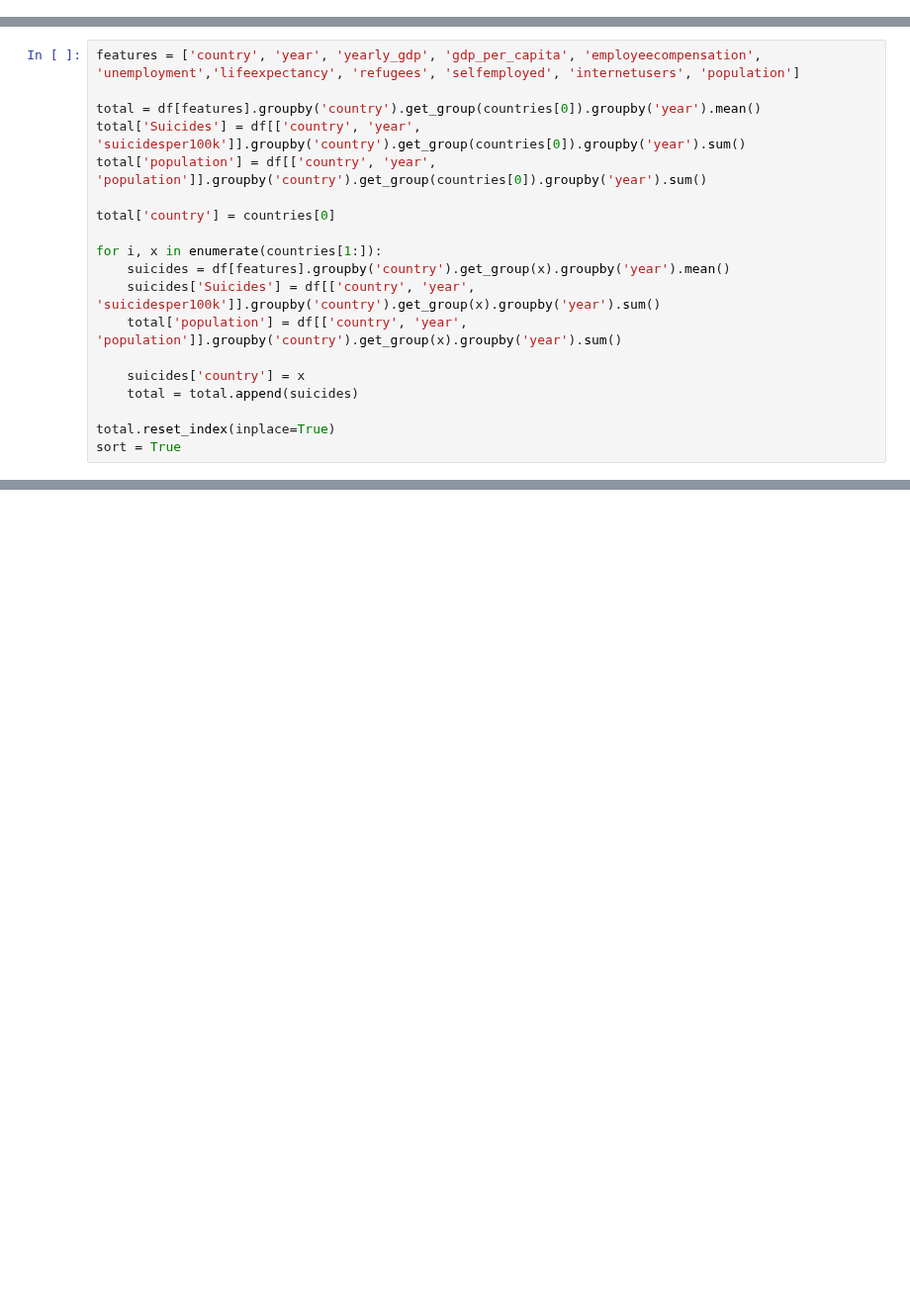
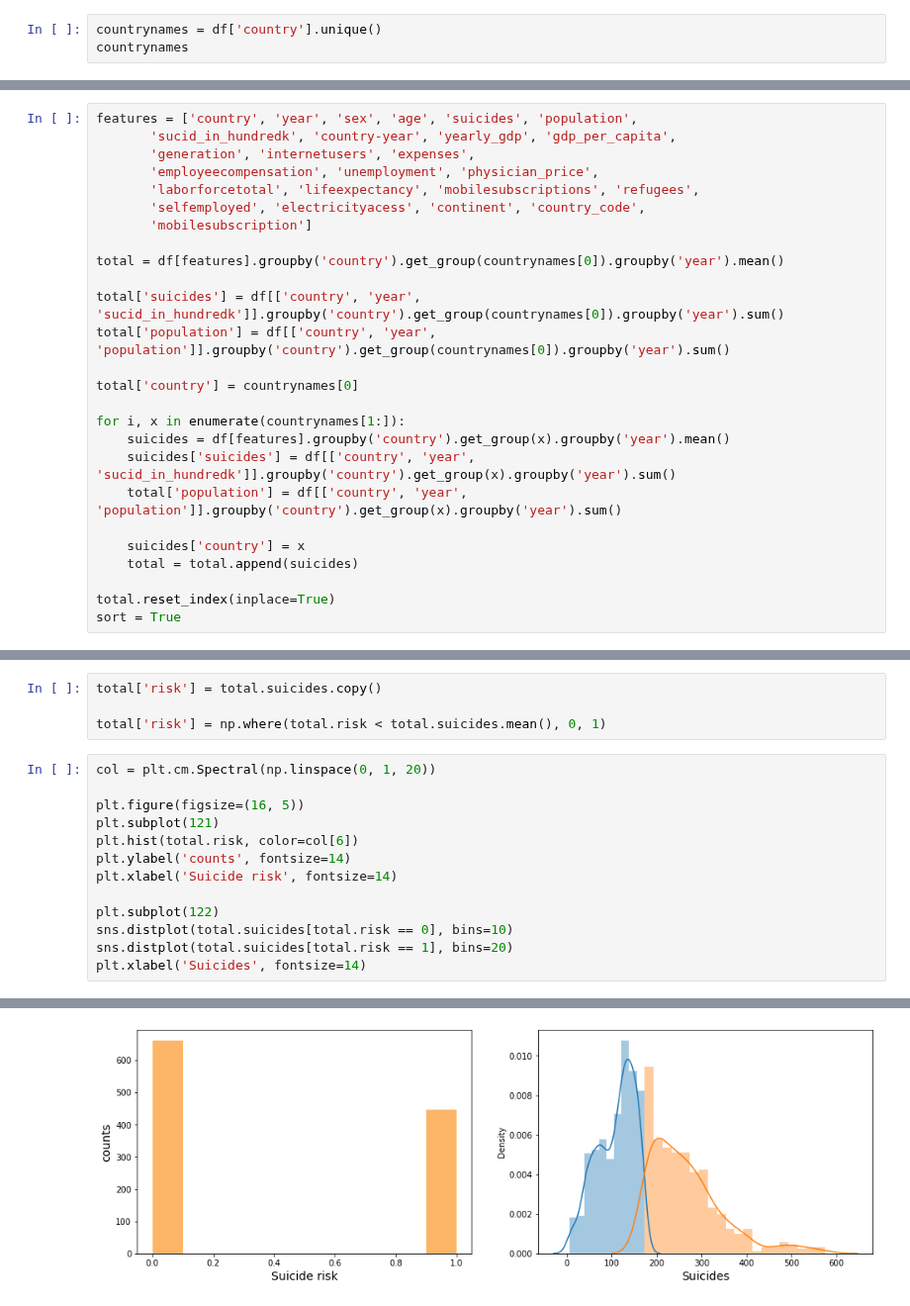
Before and after one commit to sujilkumarkm/desertion_dkit_msc_2022_sep, a Jupyter notebook: dissertation_suicide_dt_classifier_2022.ipynb, the cells around one changed output, grey strips where cells are left out. Shown at 99% size. Cells and saved outputs as stored; diff of their text form; blank space fills up the shorter version.

```diff
--- a/dissertation_suicide_dt_classifier_2022.ipynb
+++ b/dissertation_suicide_dt_classifier_2022.ipynb
@@ -66,0 +70,3 @@ array(['Argentina', 'Belgium', 'Japan', 'Greece', 'Ireland', 'Australia',
+# %%
+countrynames = df['country'].unique()
+countrynames
@@ -67,15 +82,22 @@ array(['Argentina', 'Belgium', 'Japan', 'Greece', 'Ireland', 'Australia',
 # %%
-features = ['country', 'year', 'yearly_gdp', 'gdp_per_capita', 'employeecompensation', 'unemployment','lifeexpectancy', 'refugees', 'selfemployed', 'internetusers', 'population']
+features = ['country', 'year', 'sex', 'age', 'suicides', 'population',
+       'sucid_in_hundredk', 'country-year', 'yearly_gdp', 'gdp_per_capita',
+       'generation', 'internetusers', 'expenses',
+       'employeecompensation', 'unemployment', 'physician_price',
+       'laborforcetotal', 'lifeexpectancy', 'mobilesubscriptions', 'refugees',
+       'selfemployed', 'electricityacess', 'continent', 'country_code',
+       'mobilesubscription']
 
-total = df[features].groupby('country').get_group(countries[0]).groupby('year').mean()
-total['Suicides'] = df[['country', 'year', 'suicidesper100k']].groupby('country').get_group(countries[0]).groupby('year').sum()
-total['population'] = df[['country', 'year', 'population']].groupby('country').get_group(countries[0]).groupby('year').sum()
+total = df[features].groupby('country').get_group(countrynames[0]).groupby('year').mean()
 
-total['country'] = countries[0]
+total['suicides'] = df[['country', 'year', 'sucid_in_hundredk']].groupby('country').get_group(countrynames[0]).groupby('year').sum()
+total['population'] = df[['country', 'year', 'population']].groupby('country').get_group(countrynames[0]).groupby('year').sum()
 
-for i, x in enumerate(countries[1:]):
+total['country'] = countrynames[0]
+
+for i, x in enumerate(countrynames[1:]):
     suicides = df[features].groupby('country').get_group(x).groupby('year').mean()
-    suicides['Suicides'] = df[['country', 'year', 'suicidesper100k']].groupby('country').get_group(x).groupby('year').sum()
+    suicides['suicides'] = df[['country', 'year', 'sucid_in_hundredk']].groupby('country').get_group(x).groupby('year').sum()
     total['population'] = df[['country', 'year', 'population']].groupby('country').get_group(x).groupby('year').sum()
 
     suicides['country'] = x
@@ -89,0 +108,18 @@ totalfeatures = ['country', 'year', 'yearly_gdp', 'gdp_per_capita', 'employeecom
+# %%
+total['risk'] = total.suicides.copy()
+
+total['risk'] = np.where(total.risk < total.suicides.mean(), 0, 1)
+# %%
+col = plt.cm.Spectral(np.linspace(0, 1, 20))
+
+plt.figure(figsize=(16, 5))
+plt.subplot(121)
+plt.hist(total.risk, color=col[6])
+plt.ylabel('counts', fontsize=14)
+plt.xlabel('Suicide risk', fontsize=14)
+
+plt.subplot(122)
+sns.distplot(total.suicides[total.risk == 0], bins=10)
+sns.distplot(total.suicides[total.risk == 1], bins=20)
+plt.xlabel('Suicides', fontsize=14)
+# %% [output]
@@ -89,0 +127 @@ totalfeatures = ['country', 'year', 'yearly_gdp', 'gdp_per_capita', 'employeecom
+[figure, added]
```
Also changed, not shown: parts of 19 cells of this notebook.
